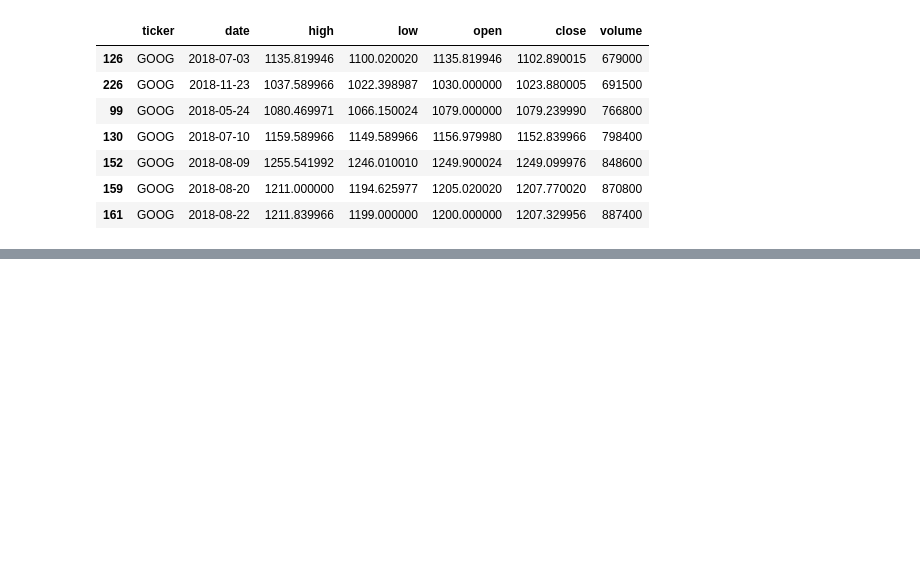
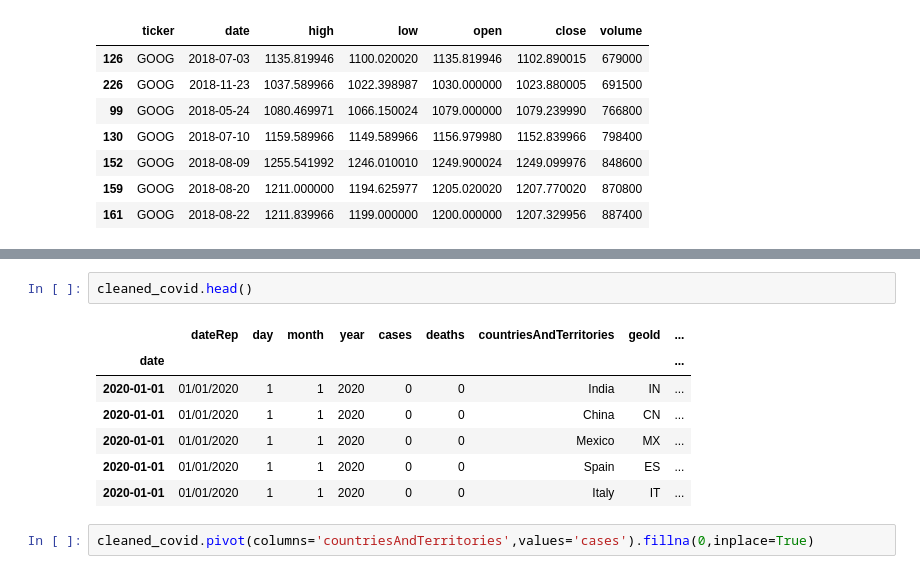
Before and after one commit to reshmapuliyakod/Hands-On-Data-Analysis-with-Pandas-2nd-edition, a Jupyter notebook: ch_03/excercises.ipynb, the cells around one changed output, grey strips where cells are left out. Drawn from its saved outputs; the diff is of its cells as text; blank space fills up the shorter version.

```diff
--- a/ch_03/excercises.ipynb
+++ b/ch_03/excercises.ipynb
@@ -44,0 +149,12 @@ faang.nsmallest(7, 'volume')
+# %%
+cleaned_covid.head()
+# %% [output]
+|  | dateRep | day | month | year | cases | deaths | countriesAndTerritories | geoId | ... |
+| date |  |  |  |  |  |  |  |  | ... |
+| 2020-01-01 | 01/01/2020 | 1 | 1 | 2020 | 0 | 0 | India | IN | ... |
+| 2020-01-01 | 01/01/2020 | 1 | 1 | 2020 | 0 | 0 | China | CN | ... |
+| 2020-01-01 | 01/01/2020 | 1 | 1 | 2020 | 0 | 0 | Mexico | MX | ... |
+| 2020-01-01 | 01/01/2020 | 1 | 1 | 2020 | 0 | 0 | Spain | ES | ... |
+| 2020-01-01 | 01/01/2020 | 1 | 1 | 2020 | 0 | 0 | Italy | IT | ... |
+# %%
+cleaned_covid.pivot(columns='countriesAndTerritories',values='cases').fillna(0,inplace=True)
```
Also changed, not shown: parts of 14 cells of this notebook, 1 other file.
